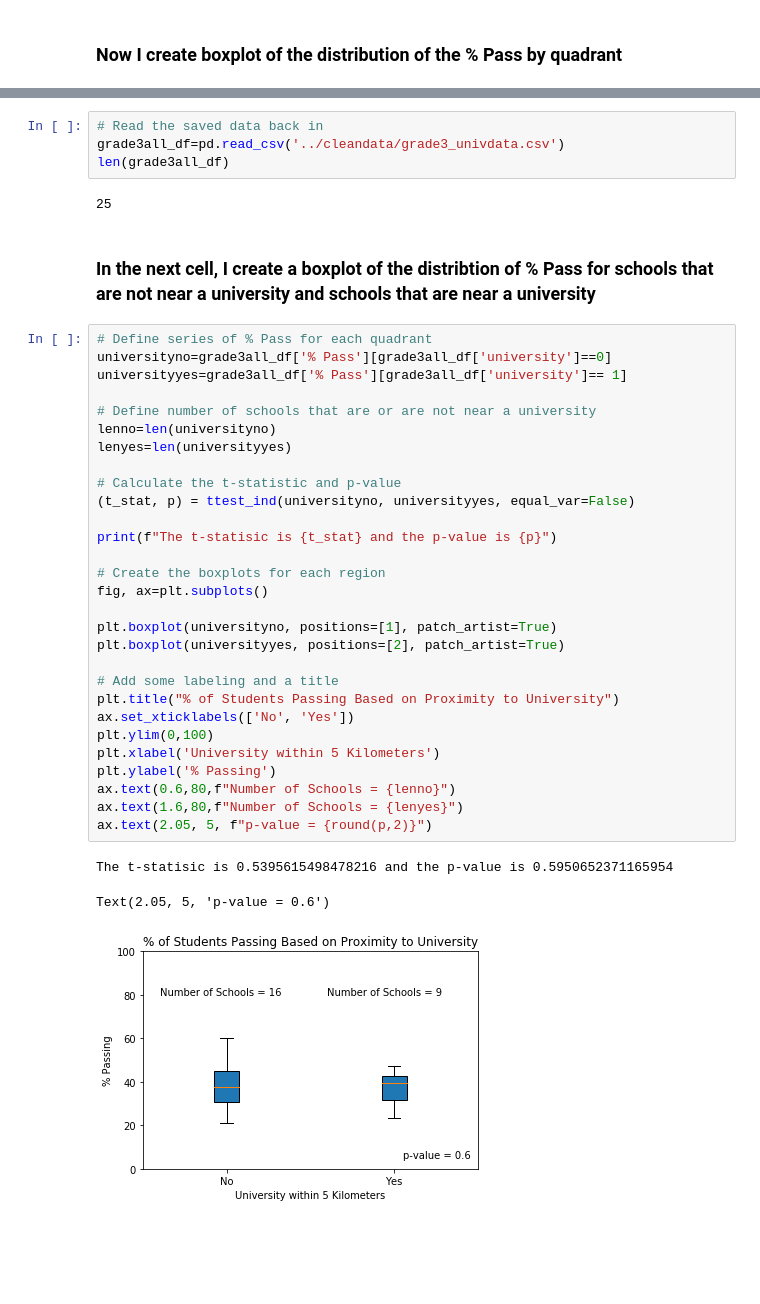
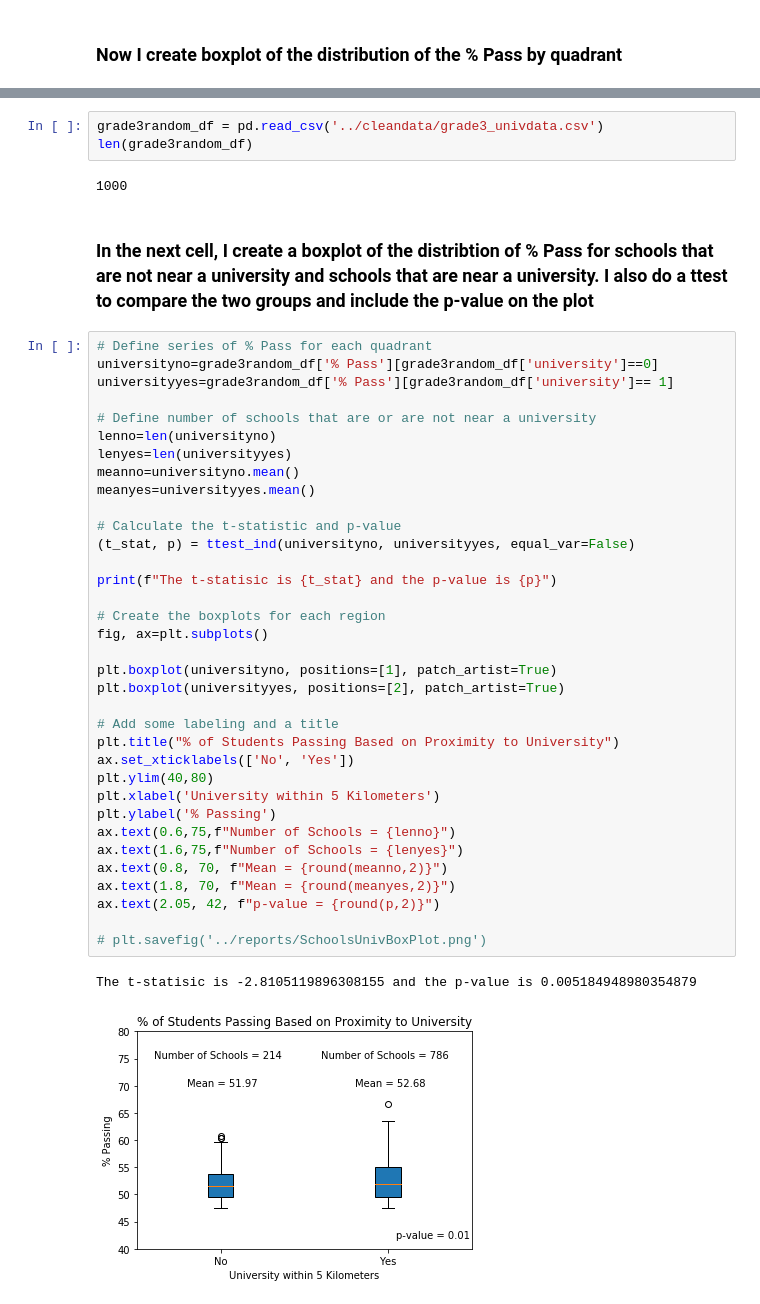
Before and after one commit to jteickholt/Team10Project1_Repo, a Jupyter notebook: notebooks/jeff.ipynb, the cells around one changed output, grey strips where cells are left out. Drawn from its saved outputs; the diff is of its cells as text; blank space fills up the shorter version.

```diff
--- a/notebooks/jeff.ipynb
+++ b/notebooks/jeff.ipynb
@@ -341,41 +358,45 @@ See the caveats in the documentation: http://pandas.pydata.org/pandas-docs/stabl
 # %%
-# Read the saved data back in
-grade3all_df=pd.read_csv('../cleandata/grade3_univdata.csv')
-len(grade3all_df)
+grade3random_df = pd.read_csv('../cleandata/grade3_univdata.csv')
+len(grade3random_df)
 # %% [output]
-25
+1000
 # %% [markdown]
-### In the next cell, I create a boxplot of the distribtion of % Pass for schools that are not near a university and schools that are near a university
+### In the next cell, I create a boxplot of the distribtion of % Pass for schools that are not near a university and schools that are near a university. I also do a ttest to compare the two groups and include the p-value on the plot
 # %%
 # Define series of % Pass for each quadrant
-universityno=grade3all_df['% Pass'][grade3all_df['university']==0]
-universityyes=grade3all_df['% Pass'][grade3all_df['university']== 1]
+universityno=grade3random_df['% Pass'][grade3random_df['university']==0]
+universityyes=grade3random_df['% Pass'][grade3random_df['university']== 1]
 
 # Define number of schools that are or are not near a university
 lenno=len(universityno)
 lenyes=len(universityyes)
+meanno=universityno.mean()
+meanyes=universityyes.mean()
 
 # Calculate the t-statistic and p-value
 (t_stat, p) = ttest_ind(universityno, universityyes, equal_var=False)
 
 print(f"The t-statisic is {t_stat} and the p-value is {p}")
 
 # Create the boxplots for each region
 fig, ax=plt.subplots()
 
 plt.boxplot(universityno, positions=[1], patch_artist=True)
 plt.boxplot(universityyes, positions=[2], patch_artist=True)
 
 # Add some labeling and a title
 plt.title("% of Students Passing Based on Proximity to University")
 ax.set_xticklabels(['No', 'Yes'])
-plt.ylim(0,100)
+plt.ylim(40,80)
 plt.xlabel('University within 5 Kilometers')
 plt.ylabel('% Passing')
-ax.text(0.6,80,f"Number of Schools = {lenno}")
-ax.text(1.6,80,f"Number of Schools = {lenyes}")
-ax.text(2.05, 5, f"p-value = {round(p,2)}")
+ax.text(0.6,75,f"Number of Schools = {lenno}")
+ax.text(1.6,75,f"Number of Schools = {lenyes}")
+ax.text(0.8, 70, f"Mean = {round(meanno,2)}")
+ax.text(1.8, 70, f"Mean = {round(meanyes,2)}")
+ax.text(2.05, 42, f"p-value = {round(p,2)}")
+
+# plt.savefig('../reports/SchoolsUnivBoxPlot.png')
 # %% [output]
-The t-statisic is 0.5395615498478216 and the p-value is 0.5950652371165954
+The t-statisic is -2.8105119896308155 and the p-value is 0.005184948980354879
-Text(2.05, 5, 'p-value = 0.6')
-[figure, old version]
+[figure, new version]
```
Also changed, not shown: parts of 14 cells of this notebook.
